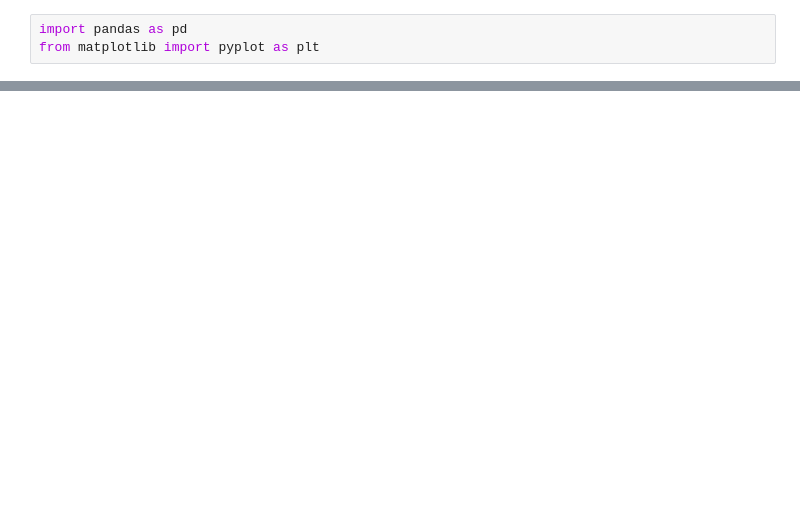
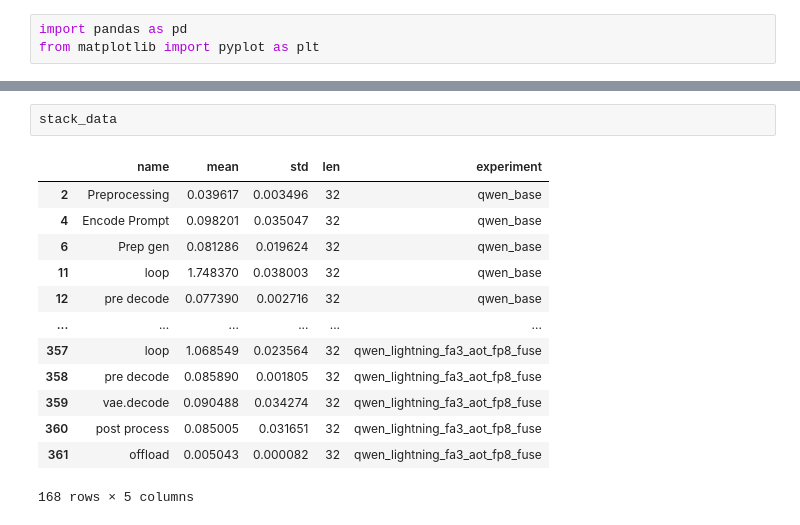
Before and after one commit to EleaZhong/Qwen-Edit-Ultrafast, a Jupyter notebook: scripts/plot_data.ipynb, the cells around one changed output, grey strips where cells are left out. Cells and saved outputs as stored; diff of their text form; blank space fills up the shorter version.

```diff
--- a/scripts/plot_data.ipynb
+++ b/scripts/plot_data.ipynb
@@ -125,0 +225,16 @@ plt.show()
+# %%
+stack_data
+# %% [output]
+|  | name | mean | std | len | experiment |
+| 2 | Preprocessing | 0.039617 | 0.003496 | 32 | qwen_base |
+| 4 | Encode Prompt | 0.098201 | 0.035047 | 32 | qwen_base |
+| 6 | Prep gen | 0.081286 | 0.019624 | 32 | qwen_base |
+| 11 | loop | 1.748370 | 0.038003 | 32 | qwen_base |
+| 12 | pre decode | 0.077390 | 0.002716 | 32 | qwen_base |
+| ... | ... | ... | ... | ... | ... |
+| 357 | loop | 1.068549 | 0.023564 | 32 | qwen_lightning_fa3_aot_fp8_fuse |
+| 358 | pre decode | 0.085890 | 0.001805 | 32 | qwen_lightning_fa3_aot_fp8_fuse |
+| 359 | vae.decode | 0.090488 | 0.034274 | 32 | qwen_lightning_fa3_aot_fp8_fuse |
+| 360 | post process | 0.085005 | 0.031651 | 32 | qwen_lightning_fa3_aot_fp8_fuse |
+| 361 | offload | 0.005043 | 0.000082 | 32 | qwen_lightning_fa3_aot_fp8_fuse |
+168 rows × 5 columns
```
Also changed, not shown: parts of 6 cells of this notebook, 8 other files.
